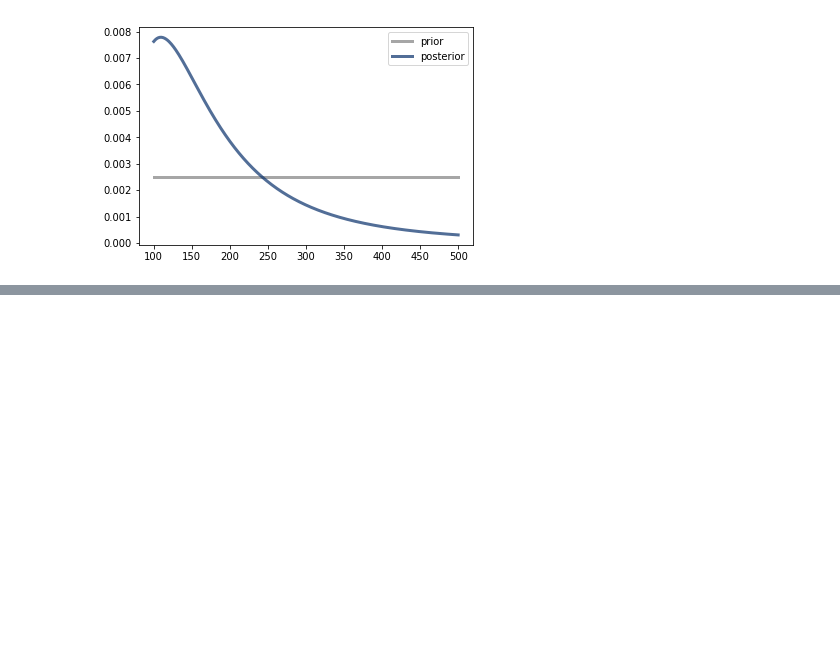
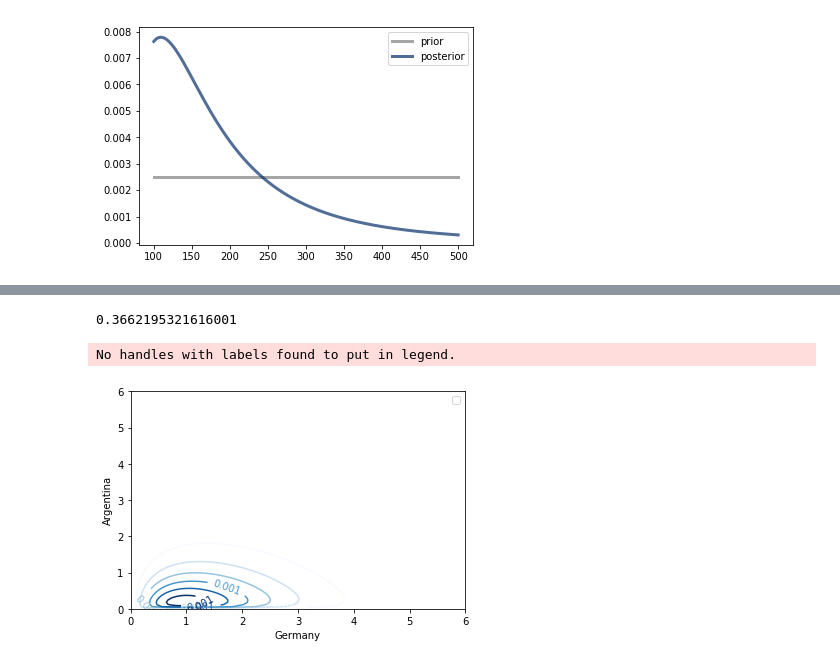
Before and after one commit to HALtheWise/ThinkBayes2, a Jupyter notebook: examples/homework3.ipynb, the cells around one changed output, grey strips where cells are left out. Drawn from its saved outputs; the diff is of its cells as text; code cells hidden in the pictures; blank space fills up the shorter version.

```diff
--- a/examples/homework3.ipynb
+++ b/examples/homework3.ipynb
@@ -193,0 +247,32 @@ thinkplot.Config()
+# %%
+class Tournament(Suite, Joint):
+
+    def Likelihood(self, data, hypo):
+        """
+        data: 'germany', 'argentina', or 'tie'
+        """
+        germany, argentina = hypo
+        data = data.lower()
+
+        score_diff = score_differential(germany, argentina)
+
+        if data == 'germany':
+            return score_diff.ProbGreater(0)
+        if data == 'germany':
+            return score_diff.ProbLess(0)
+        if data == 'tie':
+            return score_diff.ProbEqual(0)
+
+        raise ValueError('Invalid winner specified')
+# %%
+posterior = Tournament(MakeJoint(team_prior, team_prior))
+
+posterior.Update('germany')
+# %% [output]
+0.3662195321616001
+# %%
+thinkplot.Contour(posterior)
+thinkplot.Config(xlabel='Germany', ylabel='Argentina')
+# %% [output]
+No handles with labels found to put in legend.
+[figure, added]
```
Also changed, not shown: parts of 14 cells of this notebook.
